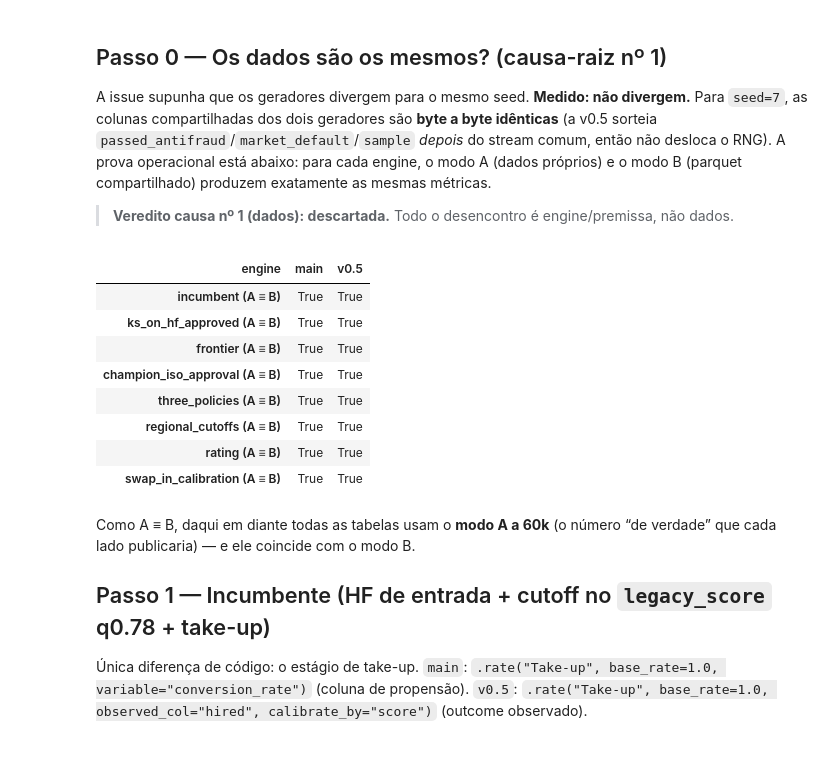
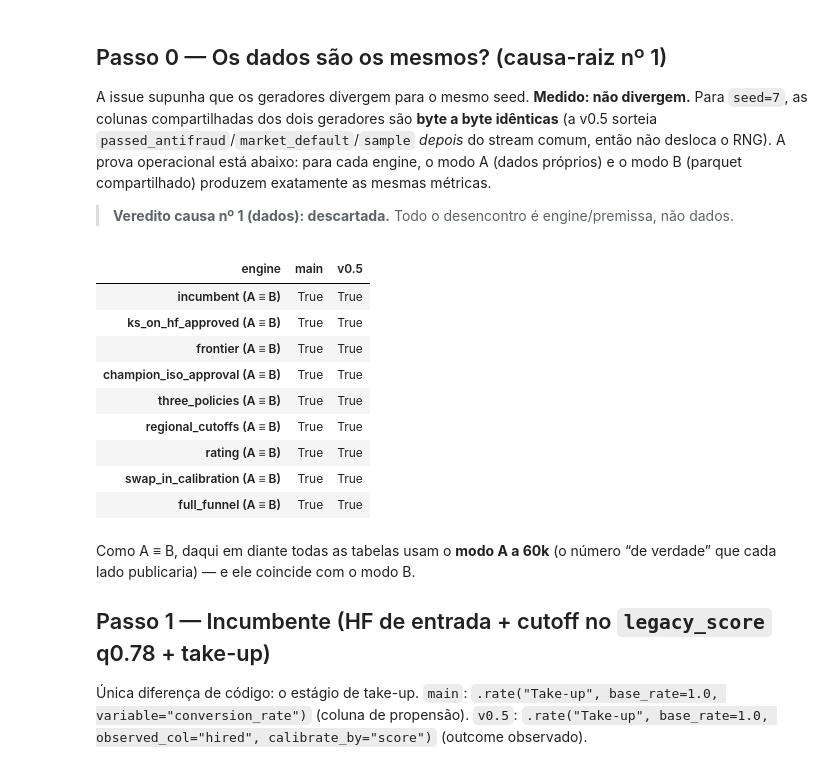
Before and after one commit to matheuspasche/pycreditools, a Jupyter notebook: validation/masterclass_engine_parity.ipynb, the cells around one changed output. Saved outputs shown, nothing was run; the diff lists cells and outputs as text; code cells hidden in the pictures.

```diff
--- a/validation/masterclass_engine_parity.ipynb
+++ b/validation/masterclass_engine_parity.ipynb
@@ -76,24 +76,26 @@ próprios) e o modo B (parquet compartilhado) produzem exatamente as mesmas mét
 > **Veredito causa nº 1 (dados): descartada.** Todo o desencontro é engine/premissa, não dados.
 # %%
 sections = ["incumbent", "ks_on_hf_approved", "frontier", "champion_iso_approval",
-            "three_policies", "regional_cutoffs", "rating", "swap_in_calibration"]
+            "three_policies", "regional_cutoffs", "rating", "swap_in_calibration",
+            "full_funnel"]
 checks = []
 for branch, a_run, b_run in [("main", mA, mB), ("v0.5", vA, vB)]:
     row = {"engine": branch}
     for s in sections:
         row[f"{s} (A ≡ B)"] = a_run[s] == b_run[s]
     checks.append(row)
 pd.DataFrame(checks).set_index("engine").T
 # %% [output]
 | engine | main | v0.5 |
 | incumbent (A ≡ B) | True | True |
 | ks_on_hf_approved (A ≡ B) | True | True |
 | frontier (A ≡ B) | True | True |
 | champion_iso_approval (A ≡ B) | True | True |
 | three_policies (A ≡ B) | True | True |
 | regional_cutoffs (A ≡ B) | True | True |
 | rating (A ≡ B) | True | True |
 | swap_in_calibration (A ≡ B) | True | True |
+| full_funnel (A ≡ B) | True | True |
 # %% [markdown]
 Como A ≡ B, daqui em diante todas as tabelas usam o **modo A a 60k** (o número
 “de verdade” que cada lado publicaria) — e ele coincide com o modo B.
```
Also changed, not shown: parts of 5 cells of this notebook, 10 other files.
